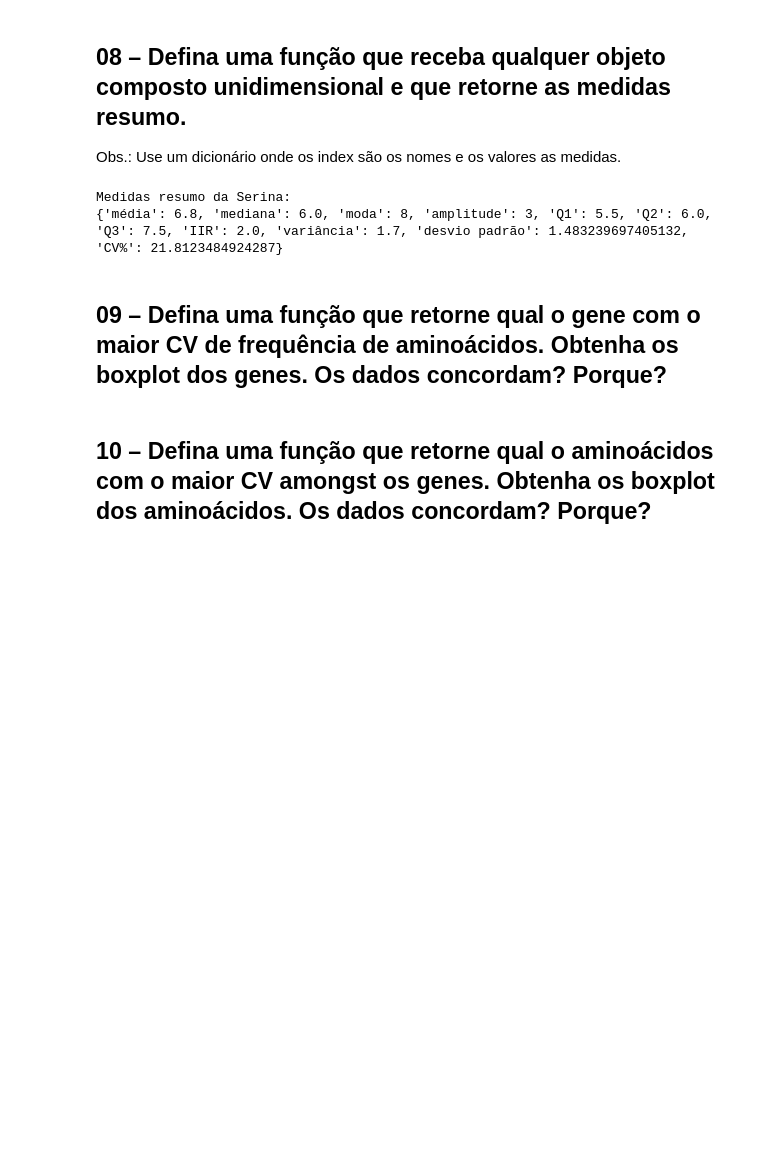
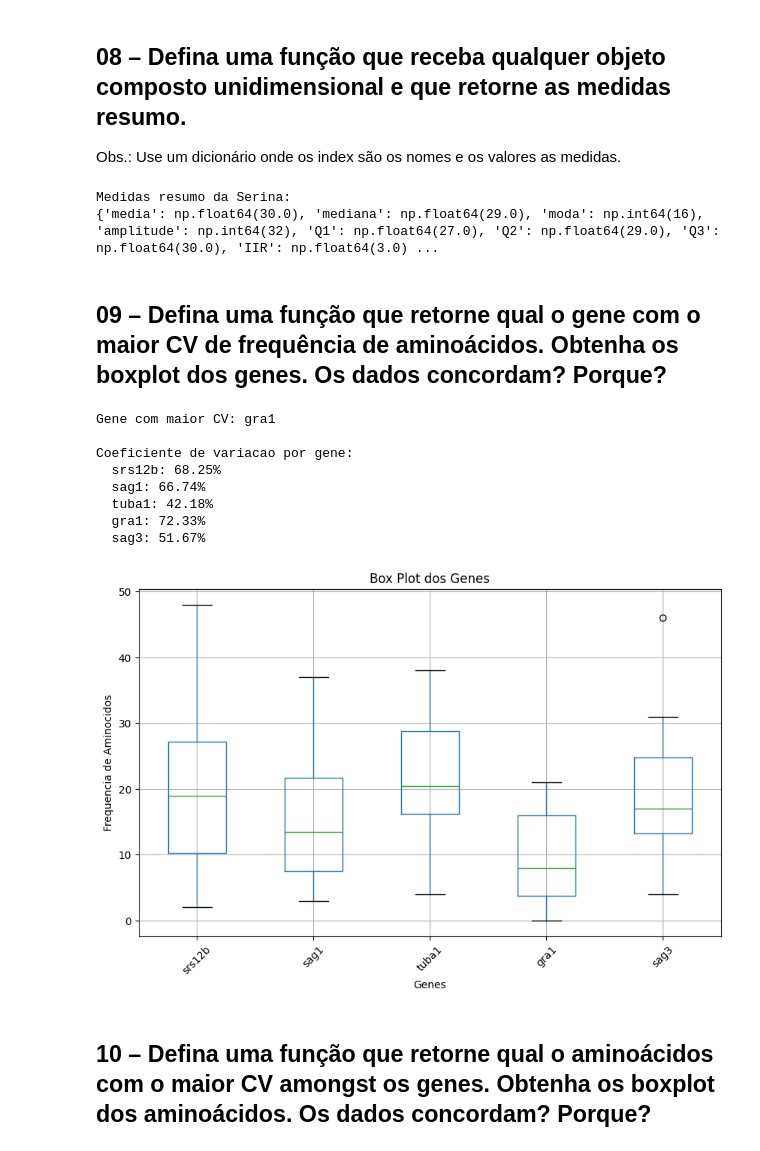
Before and after one commit to tveigaferreira-hue/python-disciplina, a Jupyter notebook: Exercícios/16-Medidas_Resumo_2_2026-04-01.ipynb, the cells around one changed output. Saved outputs shown, nothing was run; the diff lists cells and outputs as text; code cells hidden in the pictures; blank space fills up the shorter version.

```diff
--- a/Exercícios/16-Medidas_Resumo_2_2026-04-01.ipynb
+++ b/Exercícios/16-Medidas_Resumo_2_2026-04-01.ipynb
@@ -7,16 +7,3 @@ import pandas as pd
 import numpy as np
 from Bio import SeqIO
 import matplotlib.pyplot as plt
-# %%
-arquivos_fasta = ["sag1.fasta", "sag3.fasta", "gra1.fasta", "tuba1.fasta", "srs12b.fasta"]
-aminoacidos = ["A", "R", "N", "D", "C", "Q", "E", "G", "H", "I", "L", "K", "M", "F", "P", "S", "T", "W", "Y", "V"]
-sequencias = {}
-for arquivo in arquivos_fasta:
-    gene = arquivo.replace(".fasta", "")
-    record = SeqIO.read(f"./{arquivo}", "fasta")
-    sequencias[gene] = str(record.seq)
-df_aa = pd.DataFrame(index=aminoacidos, columns=arquivos_fasta)for gene, seq in sequencias.items():
-    contagem = []    for aa in aminoacidos:
-        contagem.append(seq.count(aa))    df_aa[gene] = pd.Series(contagem)
-df_aa = df_aa.T
-print("DataFrame importado com sucesso!")
@@ -154,7 +163,7 @@ Obs.: Use um dicionário onde os index são os nomes e os valores as medidas.
 # %%
 def medidas_resumo(dados):
     return {
-        "média": dados.mean(),
+        "media": dados.mean(),
         "mediana": dados.median(),
         "moda": dados.mode()[0],
         "amplitude": dados.max() - dados.min(),
@@ -162,8 +171,8 @@ def medidas_resumo(dados):
         "Q2": dados.quantile(0.50),
         "Q3": dados.quantile(0.75),
         "IIR": dados.quantile(0.75) - dados.quantile(0.25),
-        "variância": dados.var(ddof=1),
-        "desvio padrão": dados.std(ddof=1),
+        "variancia": dados.var(ddof=1),
+        "desvio padrao": dados.std(ddof=1),
         "CV%": (dados.std(ddof=1) / dados.mean()) * 100 if dados.mean() != 0 else 0
     }
 serinas = df_aa["S"]
@@ -172,32 +181,42 @@ print("Medidas resumo da Serina:")
 print(resumo)
 # %% [output]
 Medidas resumo da Serina:
-{'média': 6.8, 'mediana': 6.0, 'moda': 8, 'amplitude': 3, 'Q1': 5.5, 'Q2': 6.0, 'Q3': 7.5, 'IIR': 2.0, 'variância': 1.7, 'desvio padrão': 1.483239697405132, 'CV%': 21.8123484924287}
+{'media': np.float64(30.0), 'mediana': np.float64(29.0), 'moda': np.int64(16), 'amplitude': np.int64(32), 'Q1': np.float64(27.0), 'Q2': np.float64(29.0), 'Q3': np.float64(30.0), 'IIR': np.float64(3.0) ...
 # %% [markdown]
 ## 09 – Defina uma função que retorne qual o gene com o maior CV de frequência de aminoácidos. Obtenha os boxplot dos genes. Os dados concordam? Porque?
 # %%
 def maior_cv_genes(df):
     cvs = {}
     for gene in df.index:
         dados = df.loc[gene]
         media = dados.mean()
         dp = dados.std(ddof=1)
         cvs[gene] = (dp / media) * 100 if media != 0 else 0
     return max(cvs, key=cvs.get), cvs
 gene_maior_cv, todos_cvs = maior_cv_genes(df_aa)
 print(f"Gene com maior CV: {gene_maior_cv}")
 print()
-print("Coeficiente de variação por gene:")
+print("Coeficiente de variacao por gene:")
 for g, cv in todos_cvs.items():
     print(f"  {g}: {cv:.2f}%")
 print()
 plt.figure(figsize=(10, 6))
 df_aa.T.boxplot()
 plt.title("Box Plot dos Genes")
 plt.xlabel("Genes")
-plt.ylabel("Frequência de Aminoácidos")
+plt.ylabel("Frequencia de Aminocidos")
 plt.xticks(rotation=45)
 plt.show()
+# %% [output]
+Gene com maior CV: gra1
+
+Coeficiente de variacao por gene:
+  srs12b: 68.25%
+  sag1: 66.74%
+  tuba1: 42.18%
+  gra1: 72.33%
+  sag3: 51.67%
+[figure, added]
 # %% [markdown]
 ## 10 – Defina uma função que retorne qual o aminoácidos com o maior CV amongst os genes. Obtenha os boxplot dos aminoácidos. Os dados concordam? Porque?
 # %%
```
Also changed, not shown: parts of 10 cells of this notebook, 3 other files.
